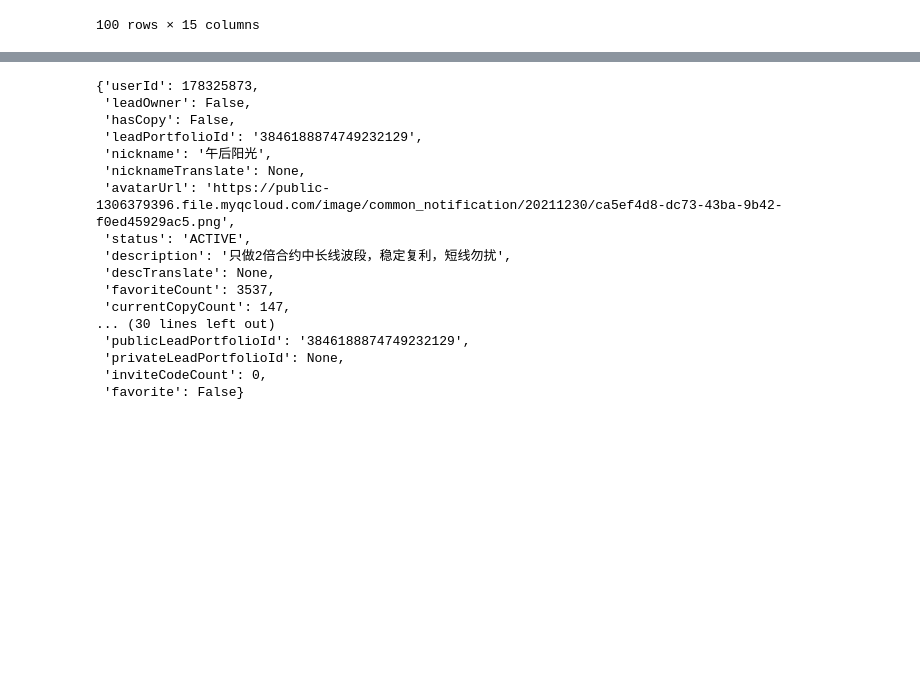
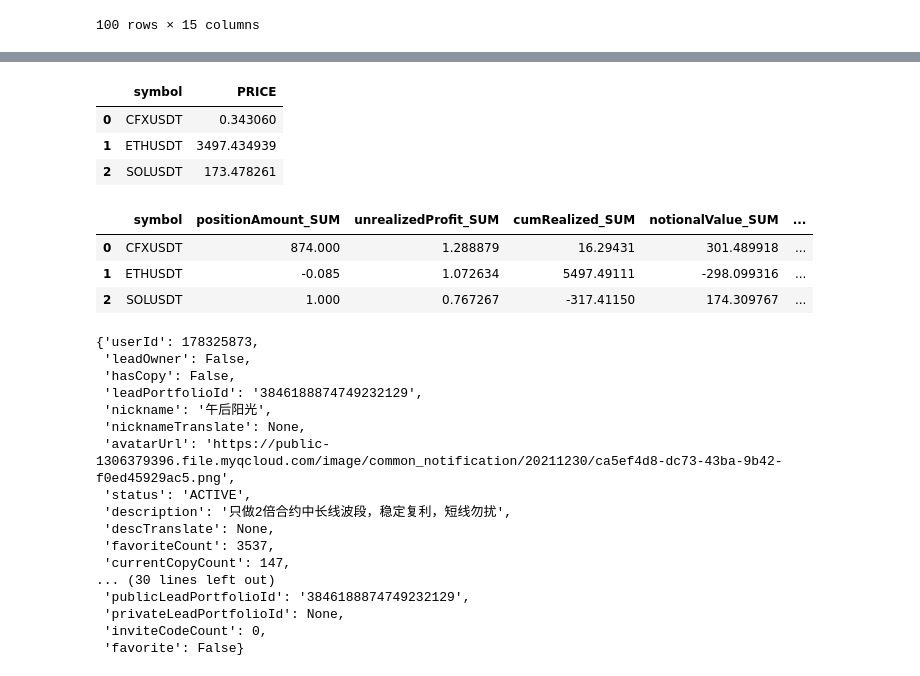
Before and after one commit to thibgl/copy, a Jupyter notebook: back/test.ipynb, the cells around one changed output, grey strips where cells are left out. Drawn from its saved outputs; the diff is of its cells as text; code cells hidden in the pictures; blank space fills up the shorter version.

```diff
--- a/back/test.ipynb
+++ b/back/test.ipynb
@@ -227,7 +702,7 @@ filtered_leader_positions
 def aggregate_positions(group: pd.DataFrame) -> pd.Series:
     result = {}
 
-    for column in sum_columns: result[column] = np.sum(group[column])
+    for column in sum_columns: result[column] = group[column].sum()
     for column in average_columns: result[column] = np.average(group[column], weights=group["positionAmount"])
 
     if len(group) > 1: result["positionSide"] = "BOTH"
@@ -238,7 +713,7 @@ def aggregate_positions(group: pd.DataFrame) -> pd.Series:
 
 grouped_leader_positions = filtered_leader_positions.groupby("symbol").apply(aggregate_positions, include_groups=False)
 grouped_leader_positions = grouped_leader_positions.rename(columns={key: key + "_SUM" for key in sum_columns} | {key: key + "_AVERAGE" for key in average_columns})
-grouped_leader_positions["LEVERED_POSITION_SHARE"] = grouped_leader_positions["ABSOLUTE_LEVERED_VALUE_SUM"] / np.sum(grouped_leader_positions["ABSOLUTE_LEVERED_VALUE_SUM"])
-grouped_leader_positions["UNLEVERED_POSITION_SHARE"] = grouped_leader_positions["ABSOLUTE_UNLEVERED_VALUE_SUM"] / np.sum(grouped_leader_positions["ABSOLUTE_UNLEVERED_VALUE_SUM"])
+grouped_leader_positions["LEVERED_POSITION_SHARE"] = grouped_leader_positions["ABSOLUTE_LEVERED_VALUE_SUM"] / grouped_leader_positions["ABSOLUTE_LEVERED_VALUE_SUM"].sum()
+grouped_leader_positions["UNLEVERED_POSITION_SHARE"] = grouped_leader_positions["ABSOLUTE_UNLEVERED_VALUE_SUM"] / grouped_leader_positions["ABSOLUTE_UNLEVERED_VALUE_SUM"].sum()
 
-grouped_leader_positions
+grouped_leader_positions.reset_index(inplace=True)
@@ -249,3 +730,18 @@ grouped_leader_positions
+# %%
+symbol_prices.reset_index(inplace=True)
+symbol_prices
+# %% [output]
+|  | symbol | PRICE |
+| 0 | CFXUSDT | 0.343060 |
+| 1 | ETHUSDT | 3497.434939 |
+| 2 | SOLUSDT | 173.478261 |
+# %%
+grouped_leader_positions.merge(symbol_prices, left_on='symbol', right_on='symbol')
+# %% [output]
+|  | symbol | positionAmount_SUM | unrealizedProfit_SUM | cumRealized_SUM | notionalValue_SUM | ... |
+| 0 | CFXUSDT | 874.000 | 1.288879 | 16.29431 | 301.489918 | ... |
+| 1 | ETHUSDT | -0.085 | 1.072634 | 5497.49111 | -298.099316 | ... |
+| 2 | SOLUSDT | 1.000 | 0.767267 | -317.41150 | 174.309767 | ... |
 # %%
 leader_details
 # %% [output]
```
Also changed, not shown: parts of 28 cells of this notebook.
